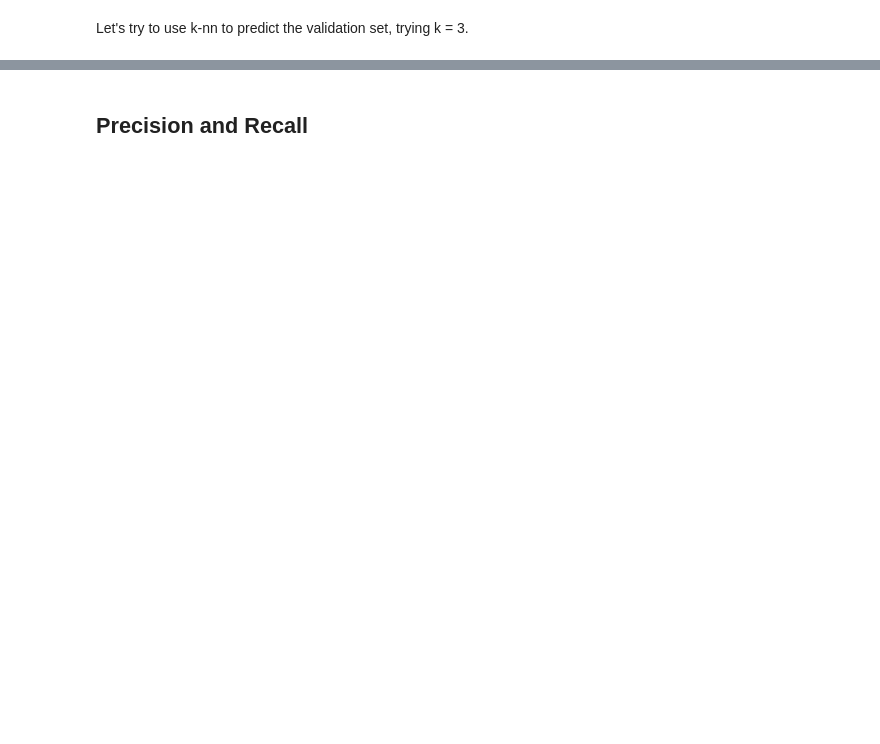
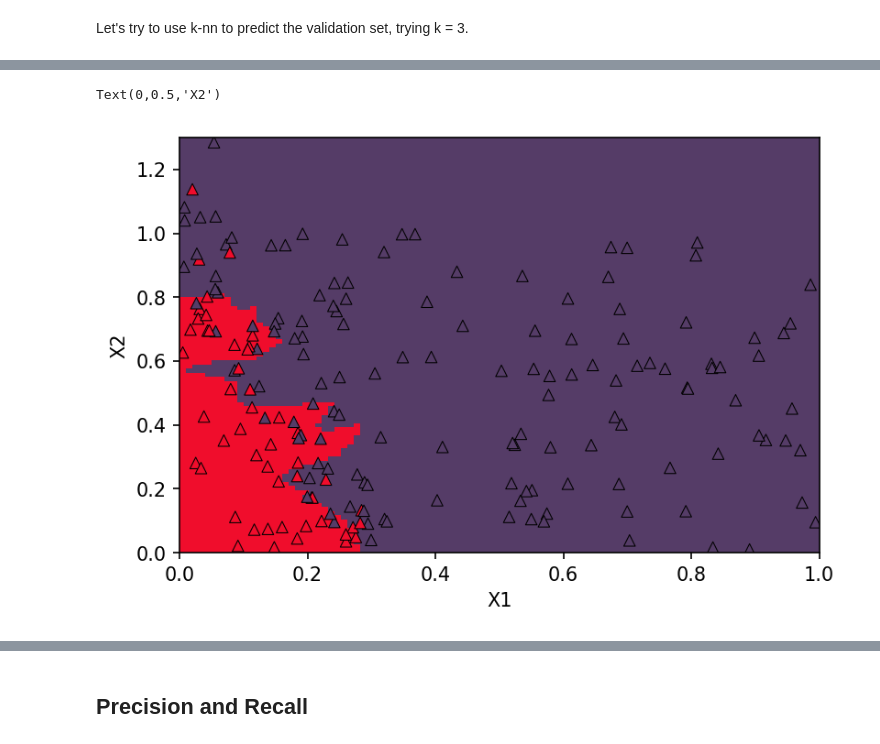
Before and after one commit to Chavelior/mdi-504-in-lecture-notebooks, a Jupyter notebook: Lecture 15 - Classification.ipynb, the cells around one changed output, grey strips where cells are left out. Cells and saved outputs as stored; diff of their text form; code cells hidden in the pictures; blank space fills up the shorter version.

```diff
--- a/Lecture 15 - Classification.ipynb
+++ b/Lecture 15 - Classification.ipynb
@@ -80,25 +92,28 @@ print(c_valid_predicted)
 # %%
 # Classify all the points in the plane
 # You could ignore this if you wanted
 x1_plot = np.linspace(0, 1, 100)
 x2_plot = np.linspace(0, 1.3, 100)
 # Form all combinations from x1_plot and x2_plot
 xx1, xx2 = np.meshgrid(x1_plot, x2_plot)
 # Flatten xx1 and xx2 to a list of points
 x_plot = np.array([xx1.ravel(), xx2.ravel()]).transpose()
 # classify each point
 c_plot = np.zeros(len(xx1.ravel()))
 for i, xv in enumerate(x_plot):
     nn = nearest_neighbors(xv, x_train, k)
     c_plot[i] = mode(c_train[nn])[0]
 # put back into matrix
 c_plot = c_plot.reshape(xx1.shape)
 # plot classification at each point as a colored region
 from matplotlib.colors import ListedColormap
 plt.pcolormesh(xx1, xx2, c_plot, cmap=ListedColormap(COLORS))
-plt.scatter(x[:,0], x[:,1], marker='^', edgecolors='k', linewidth=0.5, c=c)
+plt.scatter(x[:,0], x[:,1], marker='^', edgecolors='k', linewidth=0.5, c=c_color)
 plt.xlabel('X1')
 plt.ylabel('X2')
+# %% [output]
+Text(0,0.5,'X2')
+[figure, added]
 # %%
 # Accuracy
 num_correct = np.sum(c_valid == c_valid_predicted)
```
Also changed, not shown: parts of 10 cells of this notebook.
